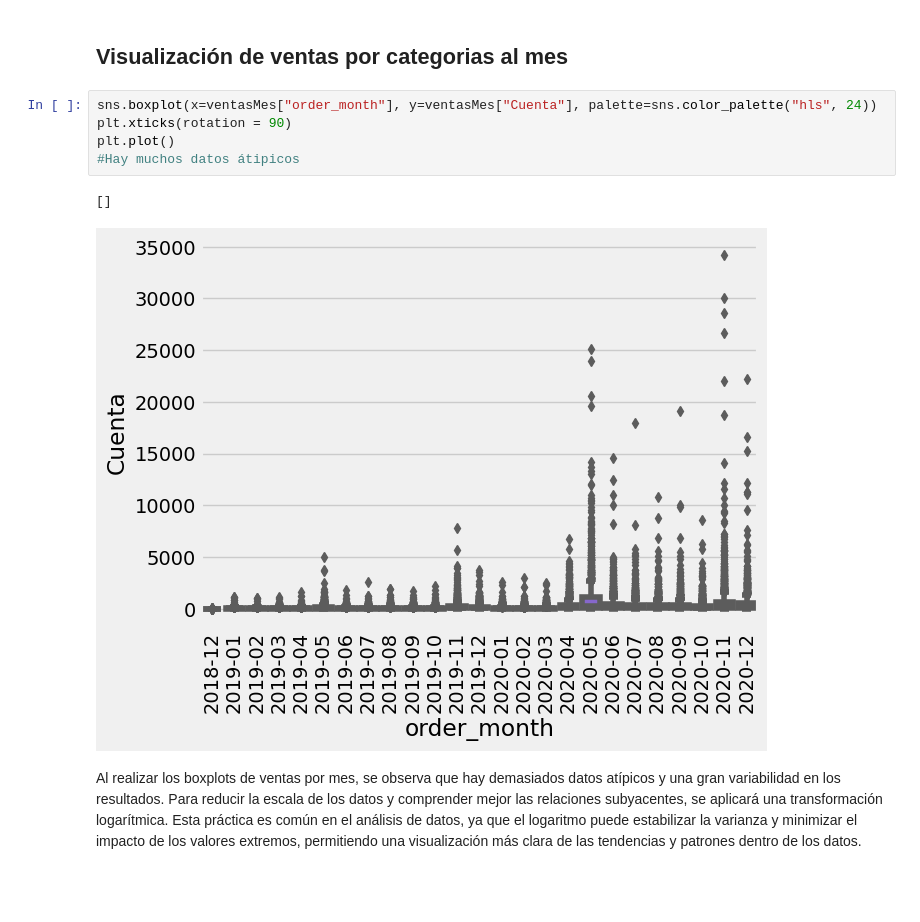
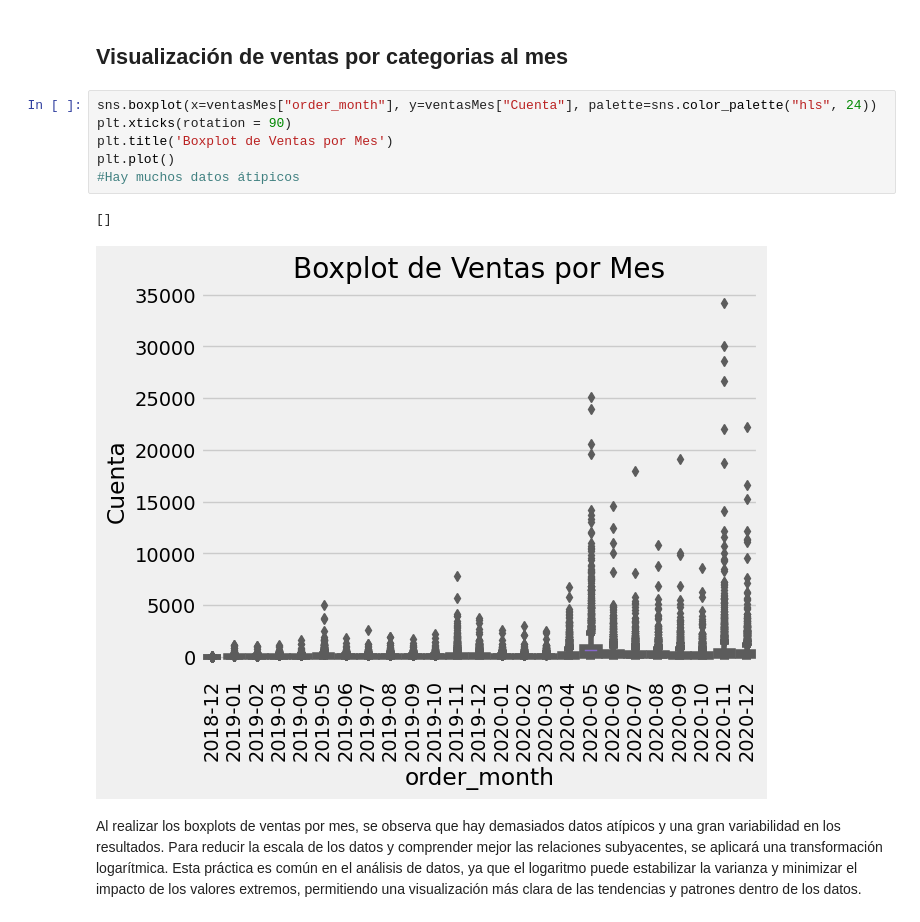
Before and after one commit to BesitosDeBaba/Series, a Jupyter notebook: cf_challenge.ipynb, the cells around one changed output. Cells and saved outputs as stored; diff of their text form; blank space fills up the shorter version.

```diff
--- a/cf_challenge.ipynb
+++ b/cf_challenge.ipynb
@@ -146,11 +146,12 @@ Máximo de ventas al dia:  4034
 # %%
 sns.boxplot(x=ventasMes["order_month"], y=ventasMes["Cuenta"], palette=sns.color_palette("hls", 24))
 plt.xticks(rotation = 90)
+plt.title('Boxplot de Ventas por Mes')
 plt.plot()
 #Hay muchos datos átipicos
 # %% [output]
 []
-[figure, old version]
+[figure, new version]
 # %% [markdown]
 Al realizar los boxplots de ventas por mes, se observa que hay demasiados datos atípicos y una gran variabilidad en los resultados. Para reducir la escala de los datos y comprender mejor las relaciones subyacentes, se aplicará una transformación logarítmica. Esta práctica es común en el análisis de datos, ya que el logaritmo puede estabilizar la varianza y minimizar el impacto de los valores extremos, permitiendo una visualización más clara de las tendencias y patrones dentro de los datos.
 # %%
```
Also changed, not shown: parts of 9 cells of this notebook, 17 other files.
